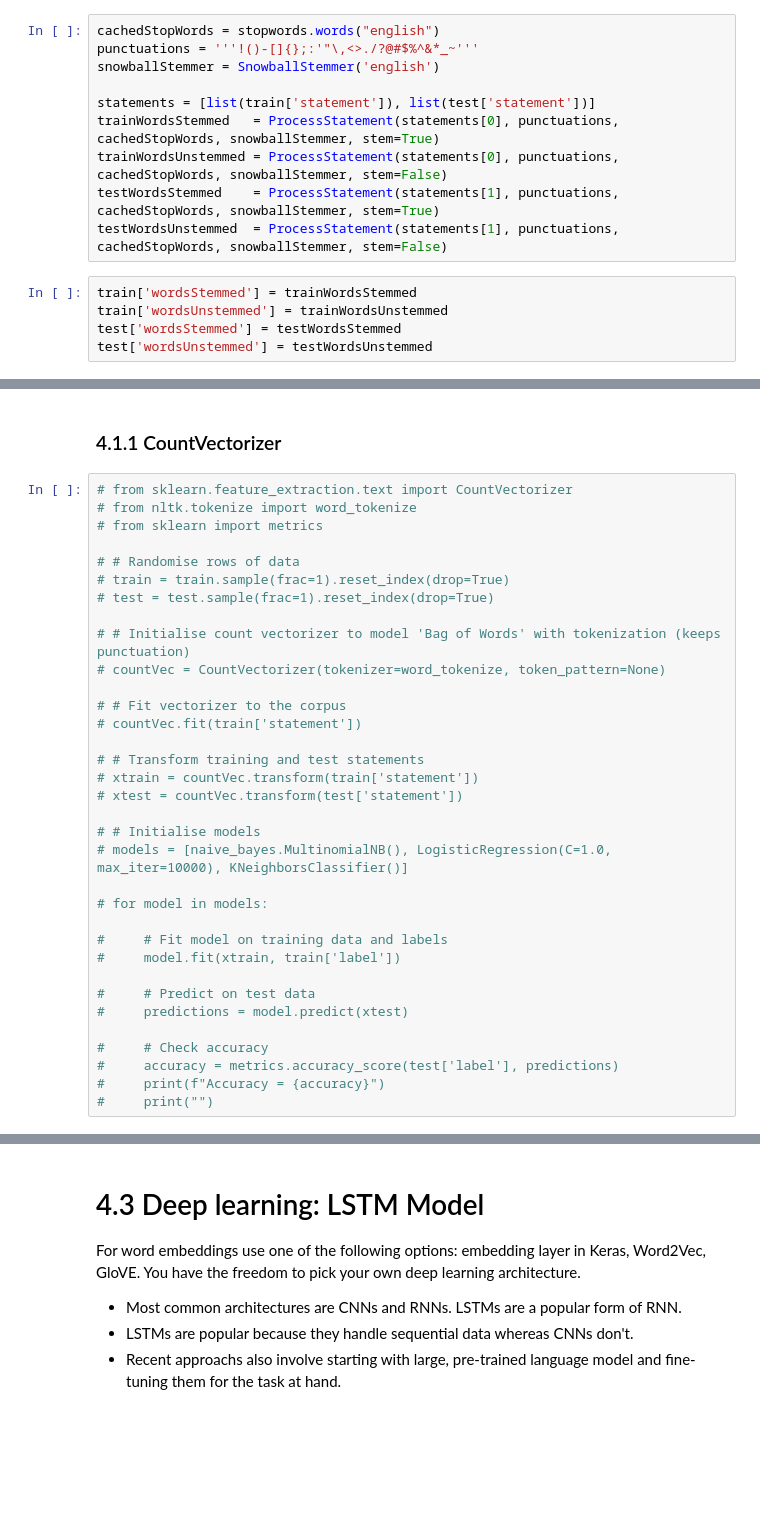
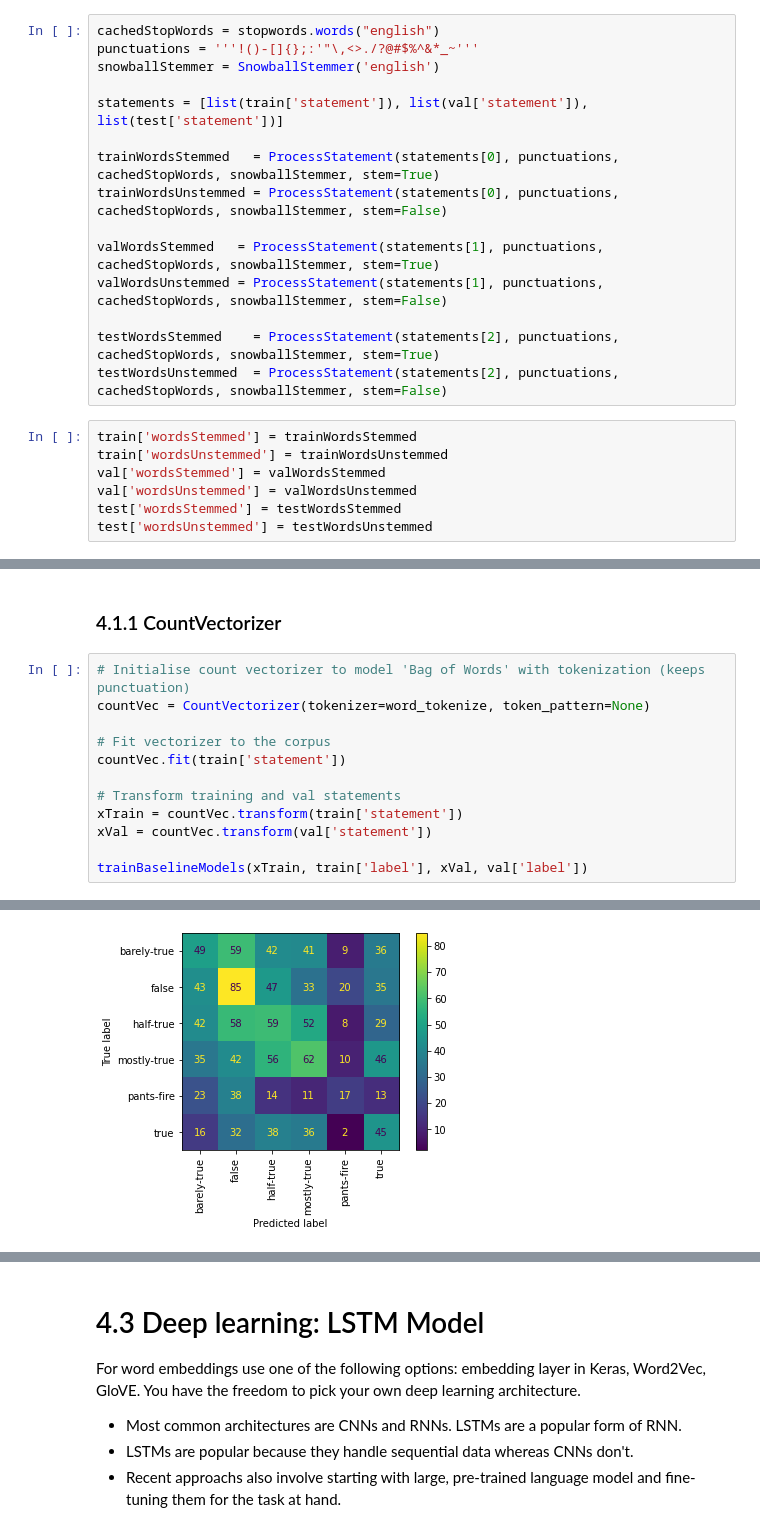
Before and after one commit to hifrickenfive/UniAdelaideAIML, a Jupyter notebook: assignment4/assignment4.ipynb, the cells around one changed output, grey strips where cells are left out. Saved outputs shown, nothing was run; the diff lists cells and outputs as text; blank space fills up the shorter version.

```diff
--- a/assignment4/assignment4.ipynb
+++ b/assignment4/assignment4.ipynb
@@ -255,14 +279,21 @@ cachedStopWords = stopwords.words("english")
 punctuations = '''!()-[]{};:'"\,<>./?@#$%^&*_~'''
 snowballStemmer = SnowballStemmer('english')
 
-statements = [list(train['statement']), list(test['statement'])]
+statements = [list(train['statement']), list(val['statement']), list(test['statement'])]
+
 trainWordsStemmed   = ProcessStatement(statements[0], punctuations, cachedStopWords, snowballStemmer, stem=True)
 trainWordsUnstemmed = ProcessStatement(statements[0], punctuations, cachedStopWords, snowballStemmer, stem=False)
-testWordsStemmed    = ProcessStatement(statements[1], punctuations, cachedStopWords, snowballStemmer, stem=True)
-testWordsUnstemmed  = ProcessStatement(statements[1], punctuations, cachedStopWords, snowballStemmer, stem=False)
+
+valWordsStemmed   = ProcessStatement(statements[1], punctuations, cachedStopWords, snowballStemmer, stem=True)
+valWordsUnstemmed = ProcessStatement(statements[1], punctuations, cachedStopWords, snowballStemmer, stem=False)
+
+testWordsStemmed    = ProcessStatement(statements[2], punctuations, cachedStopWords, snowballStemmer, stem=True)
+testWordsUnstemmed  = ProcessStatement(statements[2], punctuations, cachedStopWords, snowballStemmer, stem=False)
 # %%
 train['wordsStemmed'] = trainWordsStemmed
 train['wordsUnstemmed'] = trainWordsUnstemmed
+val['wordsStemmed'] = valWordsStemmed
+val['wordsUnstemmed'] = valWordsUnstemmed
 test['wordsStemmed'] = testWordsStemmed
 test['wordsUnstemmed'] = testWordsUnstemmed
 # %% [markdown]
@@ -322,36 +390,15 @@ from sklearn.neighbors import KNeighborsClassifier
 # %% [markdown]
 ### 4.1.1 CountVectorizer
 # %%
-# from sklearn.feature_extraction.text import CountVectorizer
-# from nltk.tokenize import word_tokenize
-# from sklearn import metrics
+# Initialise count vectorizer to model 'Bag of Words' with tokenization (keeps punctuation)
+countVec = CountVectorizer(tokenizer=word_tokenize, token_pattern=None)
 
-# # Randomise rows of data
-# train = train.sample(frac=1).reset_index(drop=True)
-# test = test.sample(frac=1).reset_index(drop=True)
+# Fit vectorizer to the corpus
+countVec.fit(train['statement'])
 
-# # Initialise count vectorizer to model 'Bag of Words' with tokenization (keeps punctuation)
-# countVec = CountVectorizer(tokenizer=word_tokenize, token_pattern=None)
+# Transform training and val statements
+xTrain = countVec.transform(train['statement'])
+xVal = countVec.transform(val['statement'])
 
-# # Fit vectorizer to the corpus
-# countVec.fit(train['statement'])
-
-# # Transform training and test statements
-# xtrain = countVec.transform(train['statement'])
-# xtest = countVec.transform(test['statement'])
-
-# # Initialise models
-# models = [naive_bayes.MultinomialNB(), LogisticRegression(C=1.0, max_iter=10000), KNeighborsClassifier()]
-
-# for model in models:
-
-#     # Fit model on training data and labels
-#     model.fit(xtrain, train['label'])
-
-#     # Predict on test data
-#     predictions = model.predict(xtest)
-
-#     # Check accuracy
-#     accuracy = metrics.accuracy_score(test['label'], predictions)
-#     print(f"Accuracy = {accuracy}")
-#     print("")
+trainBaselineModels(xTrain, train['label'], xVal, val['label'])
+# %% [output]
@@ -358 +425,2 @@ from sklearn.neighbors import KNeighborsClassifier
+[figure, added]
 # %% [markdown]
```
Also changed, not shown: parts of 57 cells of this notebook.
